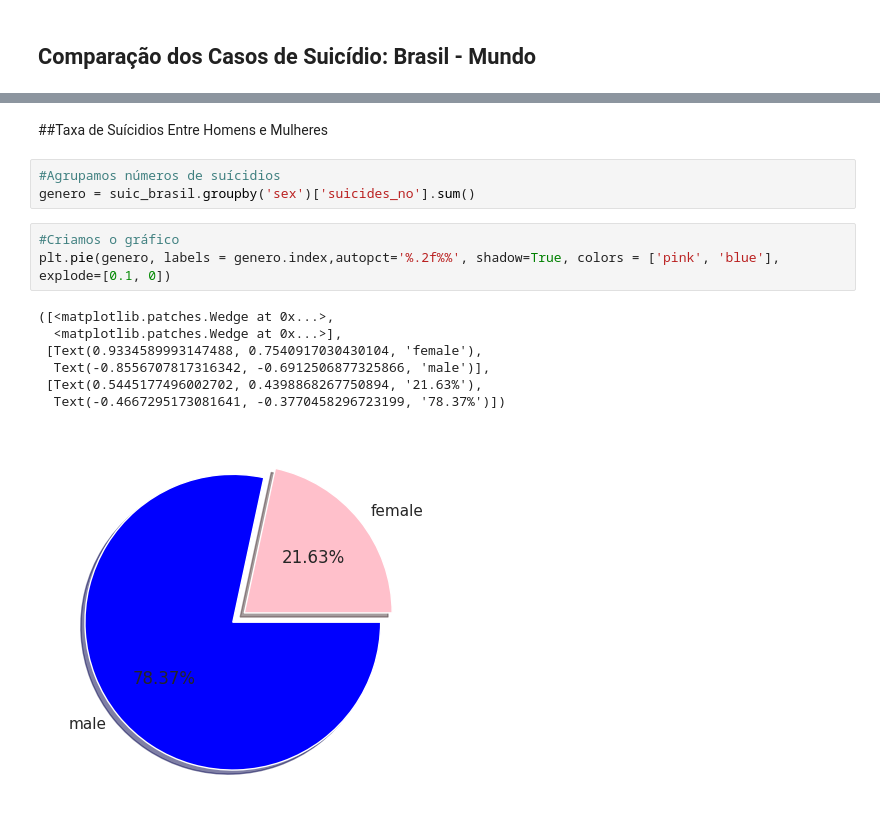
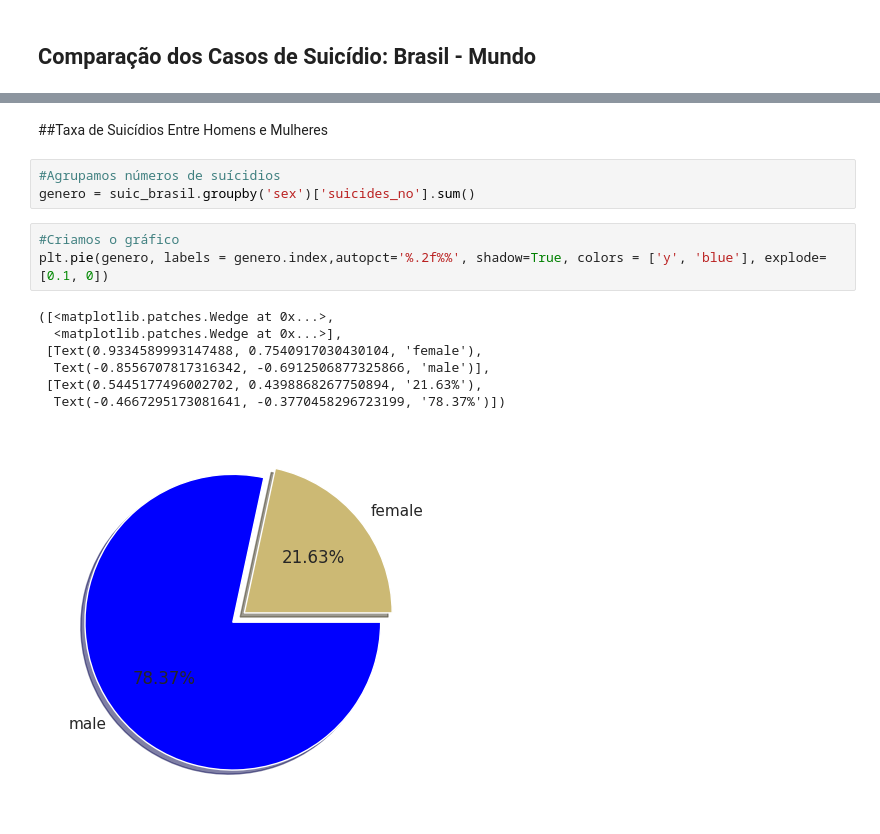
Before and after one commit to Luis-Hauck/Analise_Exploratoria_Suicidios_no_Brasil, a Jupyter notebook: Analise_Exploratoria_de_Dados.ipynb, the cells around one changed output, grey strips where cells are left out. Drawn from its saved outputs; the diff is of its cells as text.

```diff
--- a/Analise_Exploratoria_de_Dados.ipynb
+++ b/Analise_Exploratoria_de_Dados.ipynb
@@ -263,18 +297,18 @@ plt.tight_layout()
 # %% [output]
 [figure]
 # %% [markdown]
-##Taxa de Suícidios Entre Homens e Mulheres
+##Taxa de Suicídios Entre Homens e Mulheres
 # %%
 #Agrupamos números de suícidios
 genero = suic_brasil.groupby('sex')['suicides_no'].sum()
 # %%
 #Criamos o gráfico
-plt.pie(genero, labels = genero.index,autopct='%.2f%%', shadow=True, colors = ['pink', 'blue'], explode=[0.1, 0])
+plt.pie(genero, labels = genero.index,autopct='%.2f%%', shadow=True, colors = ['y', 'blue'], explode=[0.1, 0])
 # %% [output]
 ([<matplotlib.patches.Wedge at 0x...>,
   <matplotlib.patches.Wedge at 0x...>],
  [Text(0.9334589993147488, 0.7540917030430104, 'female'),
   Text(-0.8556707817316342, -0.6912506877325866, 'male')],
  [Text(0.5445177496002702, 0.4398868267750894, '21.63%'),
   Text(-0.4667295173081641, -0.3770458296723199, '78.37%')])
-[figure, old version]
+[figure, new version]
```
Also changed, not shown: parts of 18 cells of this notebook.
